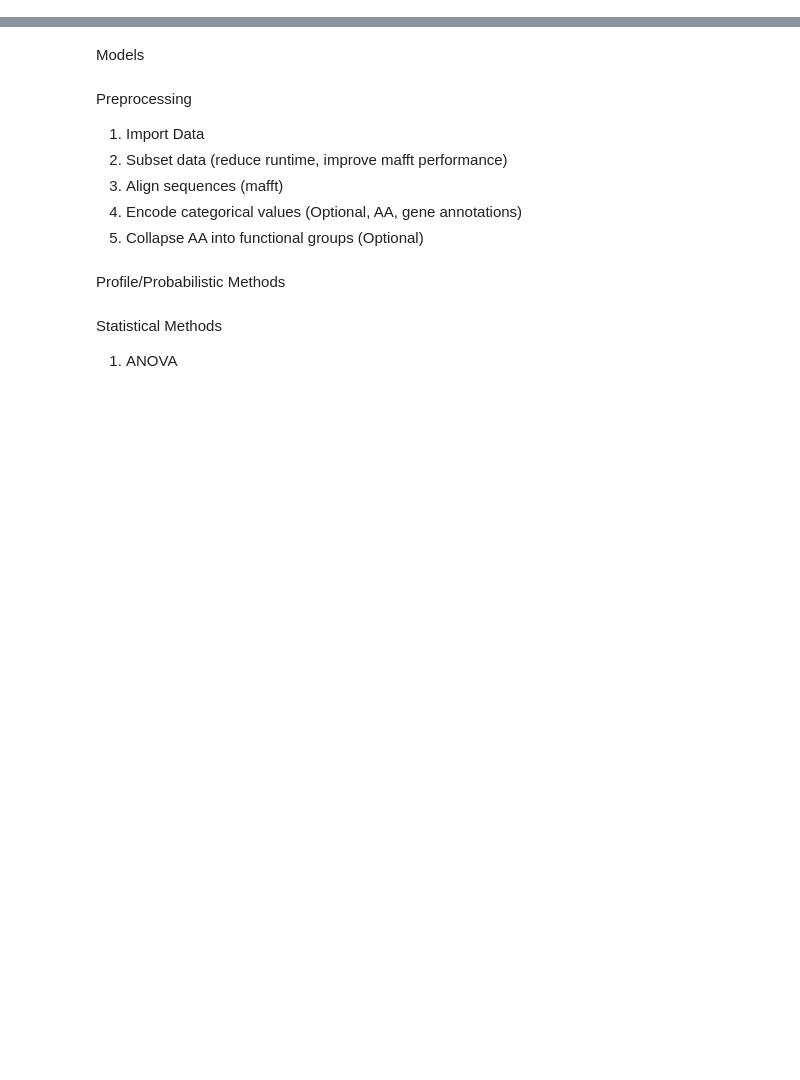
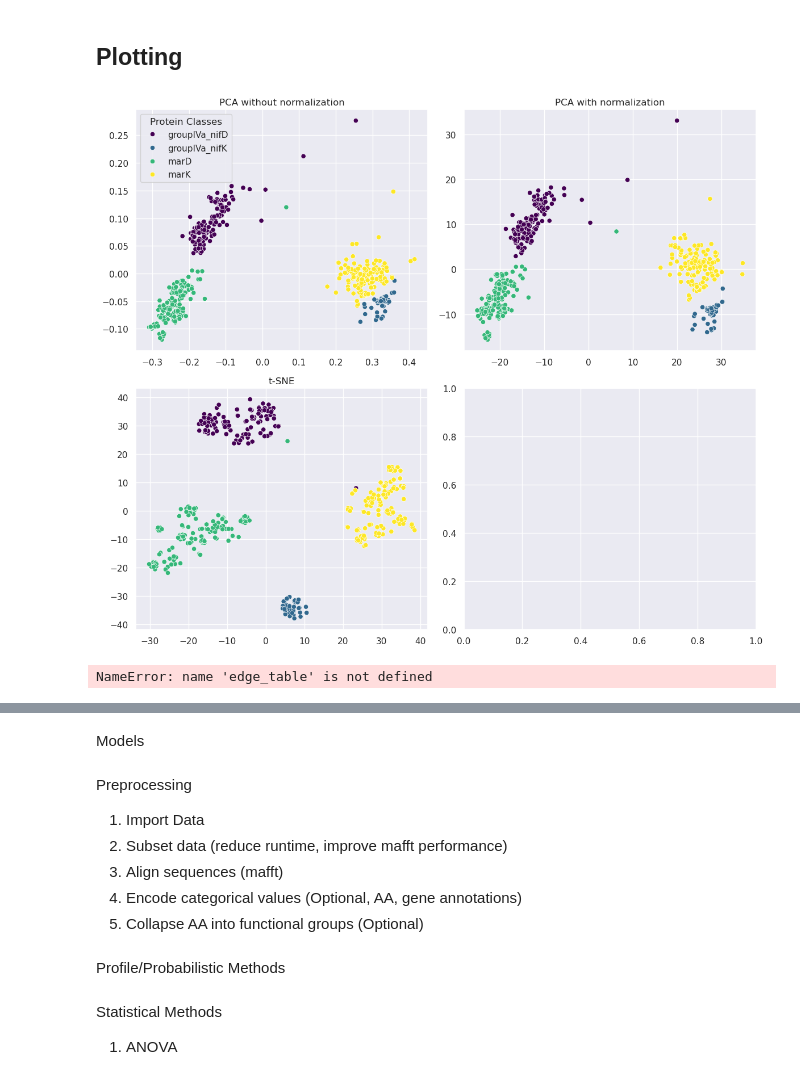
Before and after one commit to zshivji/ResidueImportance, a Jupyter notebook: MSA-compare.ipynb, the cells around one changed output, grey strips where cells are left out. Saved outputs shown, nothing was run; the diff lists cells and outputs as text; code cells hidden in the pictures; blank space fills up the shorter version.

Commit message:
Prost-T5 Embeddings working, NSF eMB  plots

```diff
--- a/MSA-compare.ipynb
+++ b/MSA-compare.ipynb
@@ -217,0 +186,63 @@ df.to_csv("data/metadata.tsv", sep="\t", index=False)
+# %% [markdown]
+## Plotting
+# %%
+#t-SNE
+tsne = TSNE(n_components=2, random_state=int(datetime.now().timestamp())) # set random state to current timestamp for reproducibility
+X_tsne = tsne.fit_transform(X)
+kl_div = tsne.kl_divergence_
+
+# PCA
+pca = PCA(n_components=2)
+X_pca = pca.fit_transform(X)
+
+# normalized PCA
+X_pca_norm = (X - np.mean(X, axis=0))/np.std(X, axis=0)
+X_pca_norm = pca.fit_transform(X_pca_norm)
+# %%
+import seaborn as sns
+
+fig, axes = plt.subplots(2, 2, figsize=(12,10))
+sns.set()
+
+sns.scatterplot(x=X_pca[:, 0], y=X_pca[:, 1], hue=y, palette='viridis', ax=axes[0,0])
+axes[0,0].set_title("PCA without normalization")
+
+sns.scatterplot(x=X_pca_norm[:, 0], y=X_pca_norm[:, 1], hue=y, palette='viridis', ax=axes[0,1], legend=False)
+axes[0,1].set_title("PCA with normalization")
+
+sns.scatterplot(x=X_tsne[:, 0], y=X_tsne[:, 1], hue=y, palette='viridis', ax=axes[1,0], legend=False)
+axes[1,0].set_title("t-SNE")
+
+# add custom legend
+handles, labels = axes[0,0].get_legend_handles_labels()
+custom_labels = ['groupIVa_nifD', 'groupIVa_nifK', 'marD', 'marK']
+axes[0,0].legend(handles=handles, labels=custom_labels, title="Protein Classes")
+
+
+plt.tight_layout()
+plt.show()
+# %% [output]
+[figure, added]
+# %%
+# Plotting pLM metric v BLAST SSN
+
+# df = pd.read_csv("data/metadata-per-protein.tsv", sep="\t")
+
+# X = np.array([torch.load(path, weights_only=False) for path in df['embedding_path']])
+# y = df['label'].values
+
+# L2 normalization?
+
+# pairwise cosine similarity
+cosine_similarities = np.array([torch.nn.functional.cosine_similarity(torch.tensor(X[i]), torch.tensor(X[j]), dim=0).item() for i in range(len(X)) for j in range(i+1, len(X))])
+
+#euclidean_distances = np.array([torch.nn.functional.pairwise_distance(torch.tensor(X[i]), torch.tensor(X[j])).item() for i in range(len(X)) for j in range(i+1, len(X))])
+
+# cosine sim cutoff
+num_blast_edges = edge_table.shape[0]
+
+# Find the threshold for cosine similarity that gives us the same number of edges
+threshold = np.percentile(cosine_similarities, 100 - (num_blast_edges / len(cosine_similarities) * 100))
+print(f"Cosine similarity threshold for {num_blast_edges} edges: {threshold}")
+# %% [output]
+NameError: name 'edge_table' is not defined
```
Also changed, not shown: parts of 19 cells of this notebook, 19 other files.
